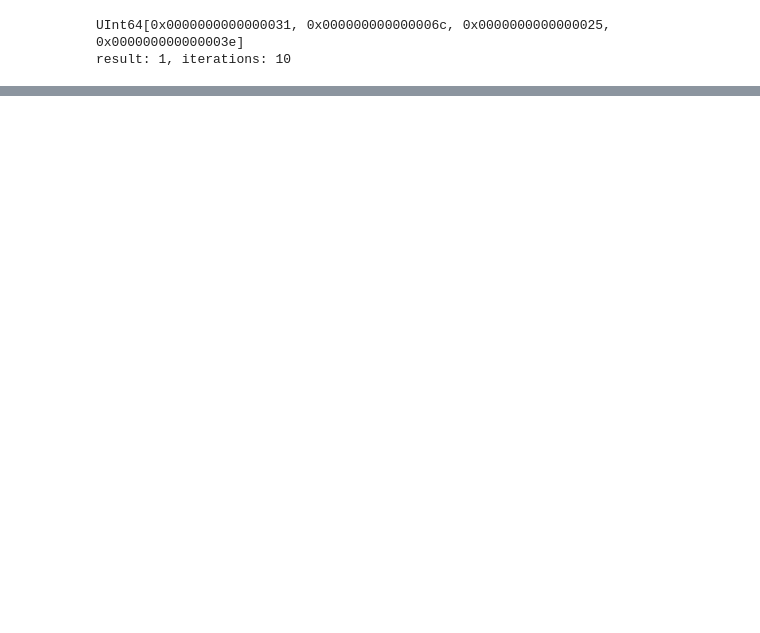
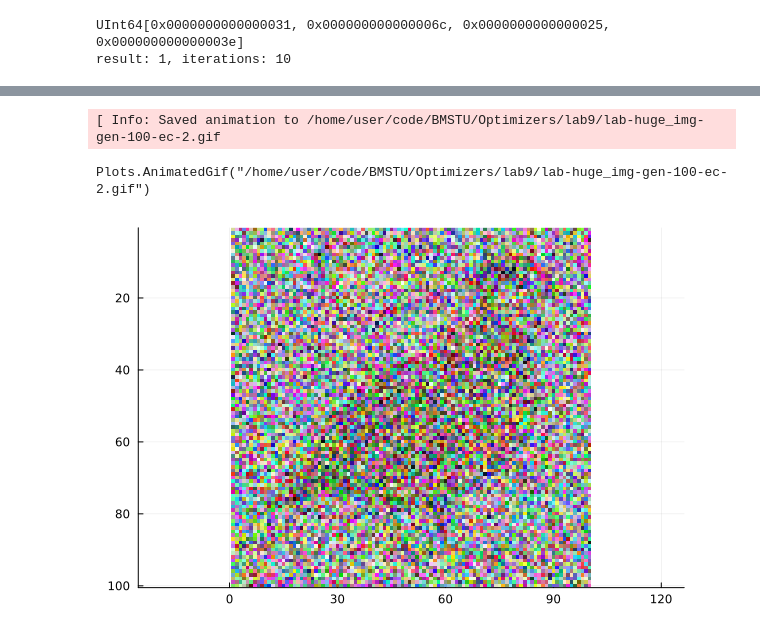
Before and after one commit to VladBermishev/BMSTU_Optimizers, a Jupyter notebook: lab9/main.ipynb, the cells around one changed output, grey strips where cells are left out. Saved outputs shown, nothing was run; the diff lists cells and outputs as text; code cells hidden in the pictures; blank space fills up the shorter version.

Commit message:
restoring image with genetic algorithm

```diff
--- a/lab9/main.ipynb
+++ b/lab9/main.ipynb
@@ -1213,0 +1313,27 @@ show_PSO(target_schefill, [-5., 5.])
+# %%
+b_tf = []
+for im in imgs
+    push!(b_tf, generate_target_function(im, BooleanNorm))
+end
+b_results = []
+for idx in 1:length(tf)
+    result, iterations, history = genetics_min(b_tf[idx], [0, 6], population_size=1000, max_iter=500, stop=true, DIMS=sizes[idx]^2, mut_prob=0.2, henocide_after=50)
+    push!(b_results, [result, iterations, history])
+    println("size: $(sizes[idx]), result: $(result), iterations: $(iterations), score: $(b_tf[idx](result))")
+end
+# %%
+sizes = [3, 5, 9, 21]
+colored_imgs = []
+colored_tf = []
+for size in sizes
+    im = generate_colored_img(size)
+    push!(colored_imgs, im)
+    push!(colored_tf, generate_target_function(im))
+end
+c_results = []
+for idx in 1:length(colored_tf)
+    @time result, iterations, history = genetics_min(colored_tf[idx], [0, 7], population_size=1000, max_iter=500, stop=true, DIMS=3*sizes[idx]^2, mut_prob=0.01,henocide_after=500, values_type=UInt8)
+    push!(c_results, [result, iterations, history])
+    println("size: $(sizes[idx]), result: $(result), iterations: $(iterations), score: $(colored_tf[idx](result))")
+    flush(stdout)
+end
@@ -1213,0 +1413,8 @@ show_PSO(target_schefill, [-5., 5.])
+# %%
+using ImageMagick
+unpack_val(x) = [x.r.i, x.g.i, x.b.i]
+
+target_img = open("target_image.png") do io
+    ImageMagick.load(io)
+end
+image_vector = reduce(vcat, reshape(unpack_val.(target_img), prod(size(target_img))))
@@ -1213,0 +1439,3 @@ show_PSO(target_schefill, [-5., 5.])
+# %%
+image_tf = generate_target_function(image_vector)
+result, iterations, history = genetics_min(image_tf, [0, 255], population_size=10, max_iter=500, stop=true, DIMS=length(image_vector), mut_prob=0.01,henocide_after=0, values_type=UInt8, verbose_every=5, log_every=50)
@@ -1213,0 +1461,23 @@ show_PSO(target_schefill, [-5., 5.])
+# %%
+initial_matrix = reshape(image_vector, (3, size(target_img)...))
+initial_colors = [[RGB((initial_matrix[:,i,j]/0xff...)) for i in 1:size(target_img)[1]] for j in 1:size(target_img)[2]]
+initial_img = hcat(initial_colors...)
+anim = @animate for idx in 1:length(history)
+    current_matrix =  reshape(history[idx], (3, size(target_img)...))
+    current_colors = [[RGB((current_matrix[:,i,j]/0xff...)) for i in 1:size(target_img)[1]] for j in 1:size(target_img)[2]]
+    current_img = hcat(current_colors...)
+    p1 = Plots.plot(initial_img, title="Начальное изображение")
+    p2 = Plots.plot(current_img, title="$(idx)/$(length(history))\nDist: $(image_tf(history[idx]))")
+    Plots.plot(p1, p2)
+end
+gif(anim, "lab-huge_img-gen-$(size(target_img)[1])-ec-2.gif", fps=2)
+# %% [output]
+[ Info: Saved animation to /home/user/code/BMSTU/Optimizers/lab9/lab-huge_img-gen-100-ec-2.gif
+Plots.AnimatedGif("/home/user/code/BMSTU/Optimizers/lab9/lab-huge_img-gen-100-ec-2.gif")
+# %%
+test = reshape(result, (3,size(target_img)...))
+test1 = [[RGB((test[:,i,j]/0xff...)) for i in 1:size(target_img)[1]] for j in 1:size(target_img)[2]]
+test2 = hcat(test1...)
+Plots.plot(test2)
+# %% [output]
+[figure, added]
```
Also changed, not shown: parts of 24 cells of this notebook, 3 other files.
